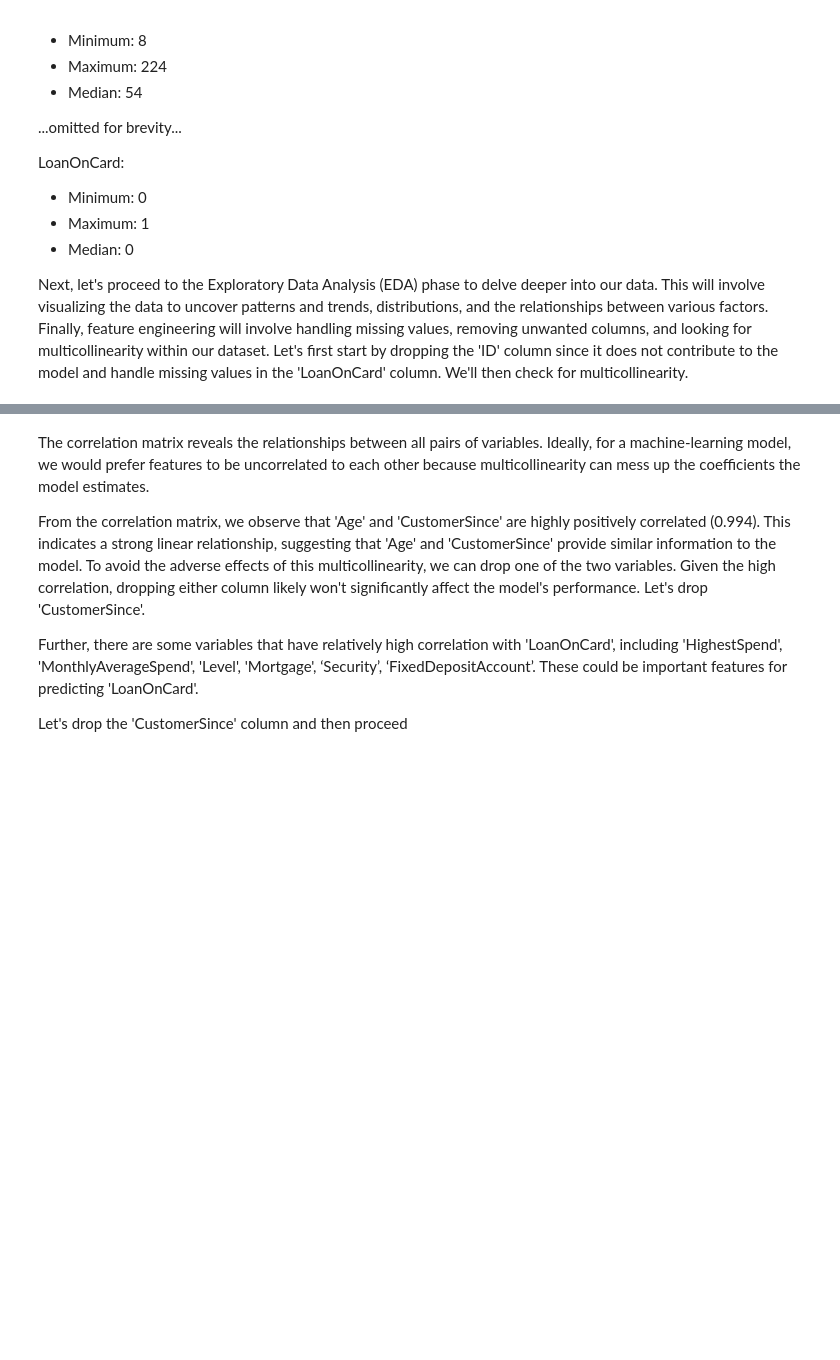
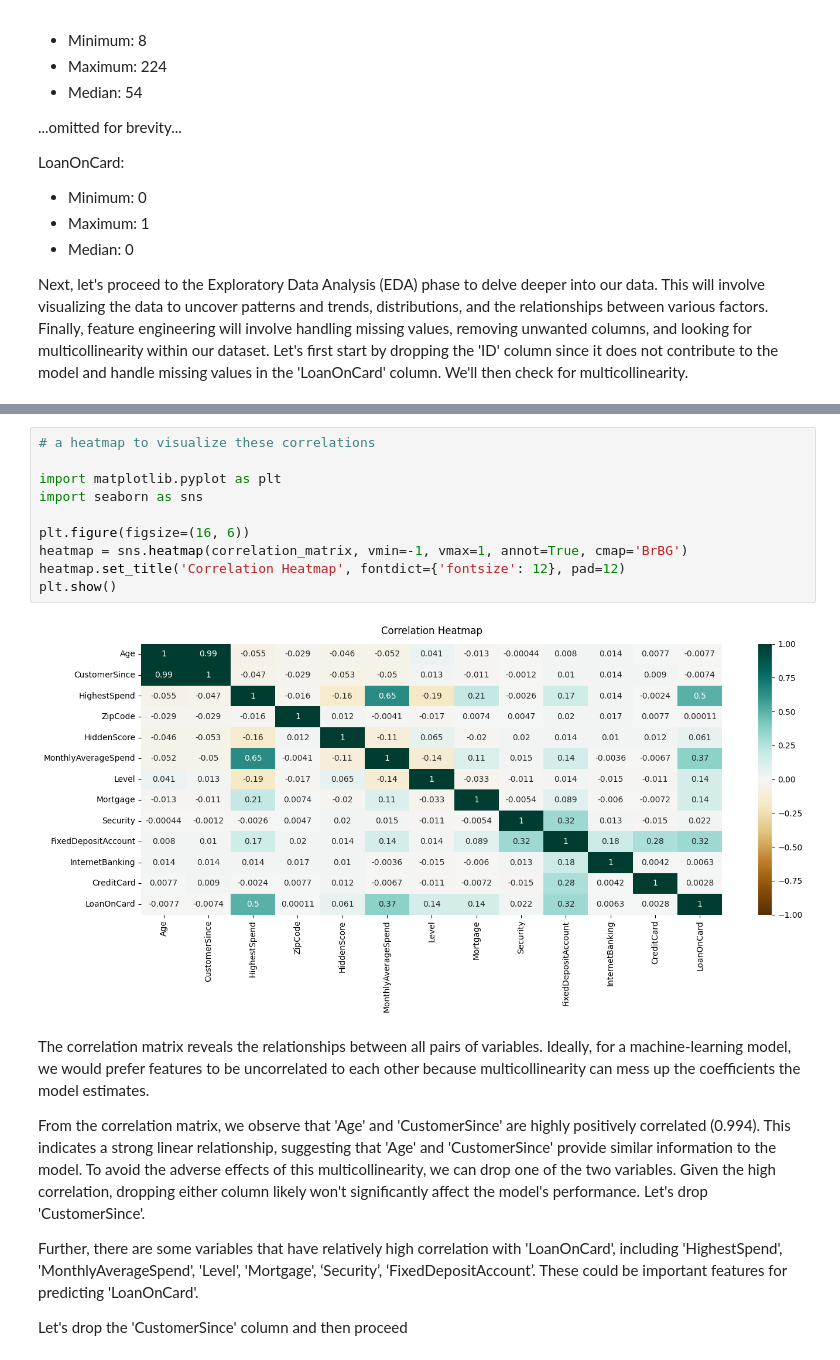
Before and after one commit to ahmedsamir12412/Data-Science-Projects, a Jupyter notebook: Loan Acceptance Model Developing/Project Code/Code.ipynb, the cells around one changed output, grey strips where cells are left out. Drawn from its saved outputs; the diff is of its cells as text; blank space fills up the shorter version.

```diff
--- a/Loan Acceptance Model Developing/Project Code/Code.ipynb
+++ b/Loan Acceptance Model Developing/Project Code/Code.ipynb
@@ -159,6 +159,18 @@ correlation_matrix
 | InternetBanking | 0.013702 | 0.013898 | 0.014206 | 0.016990 | 0.010354 | -0.003611 | -0.015004 | -0.005995 | ... |
 | CreditCard | 0.007681 | 0.008967 | -0.002385 | 0.007691 | 0.011588 | -0.006689 | -0.011014 | -0.007231 | ... |
 | LoanOnCard | -0.007726 | -0.007413 | 0.502462 | 0.000107 | 0.061367 | 0.366889 | 0.136722 | 0.142095 | ... |
+# %%
+# a heatmap to visualize these correlations
+
+import matplotlib.pyplot as plt
+import seaborn as sns
+
+plt.figure(figsize=(16, 6))
+heatmap = sns.heatmap(correlation_matrix, vmin=-1, vmax=1, annot=True, cmap='BrBG')
+heatmap.set_title('Correlation Heatmap', fontdict={'fontsize': 12}, pad=12)
+plt.show()
+# %% [output]
+[figure, added]
 # %% [markdown]
 The correlation matrix reveals the relationships between all pairs of variables. Ideally, for a machine-learning model, we would prefer features to be uncorrelated to each other because multicollinearity can mess up the coefficients the model estimates.
 
```
Also changed, not shown: parts of 6 cells of this notebook.
